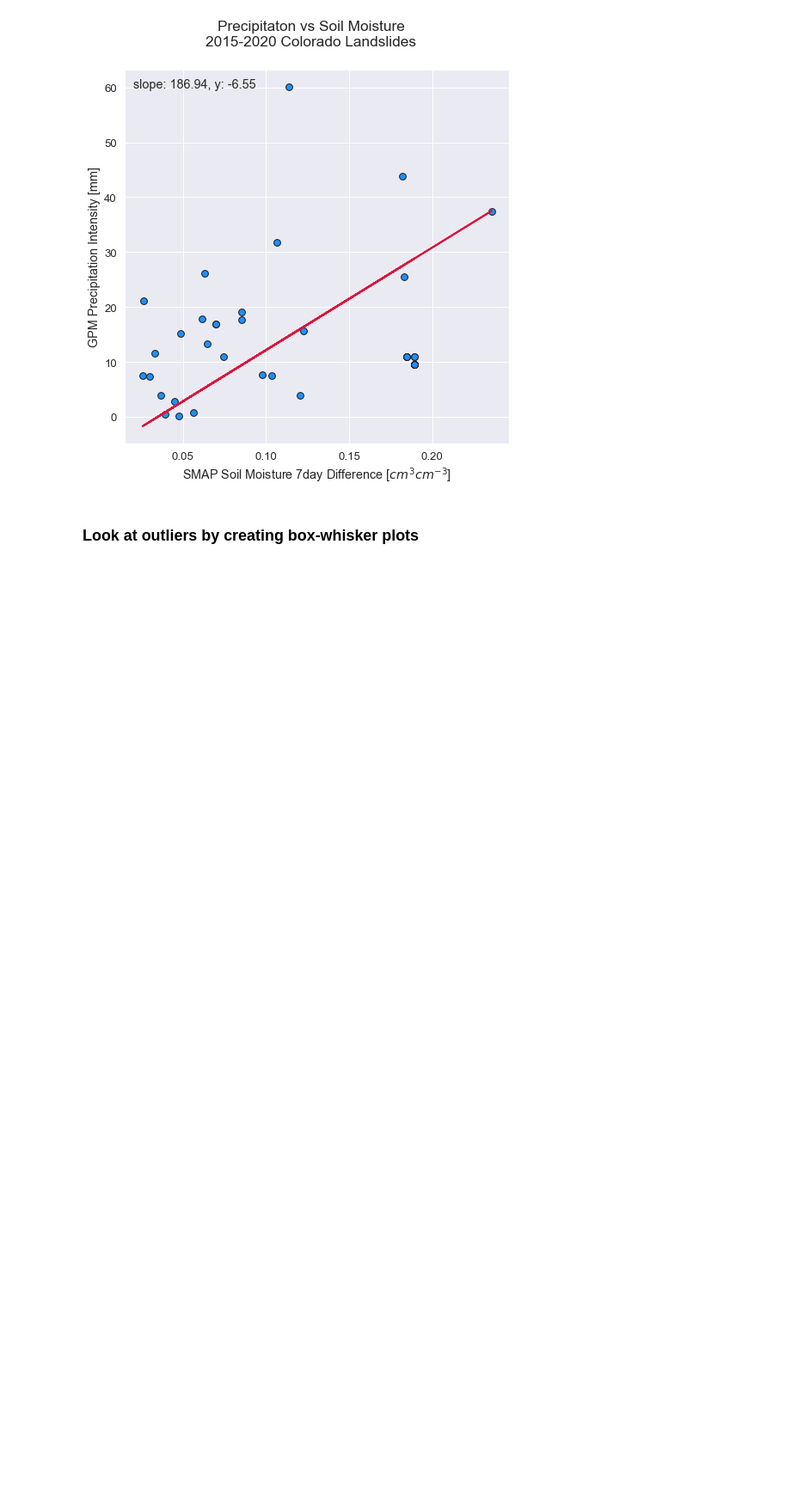
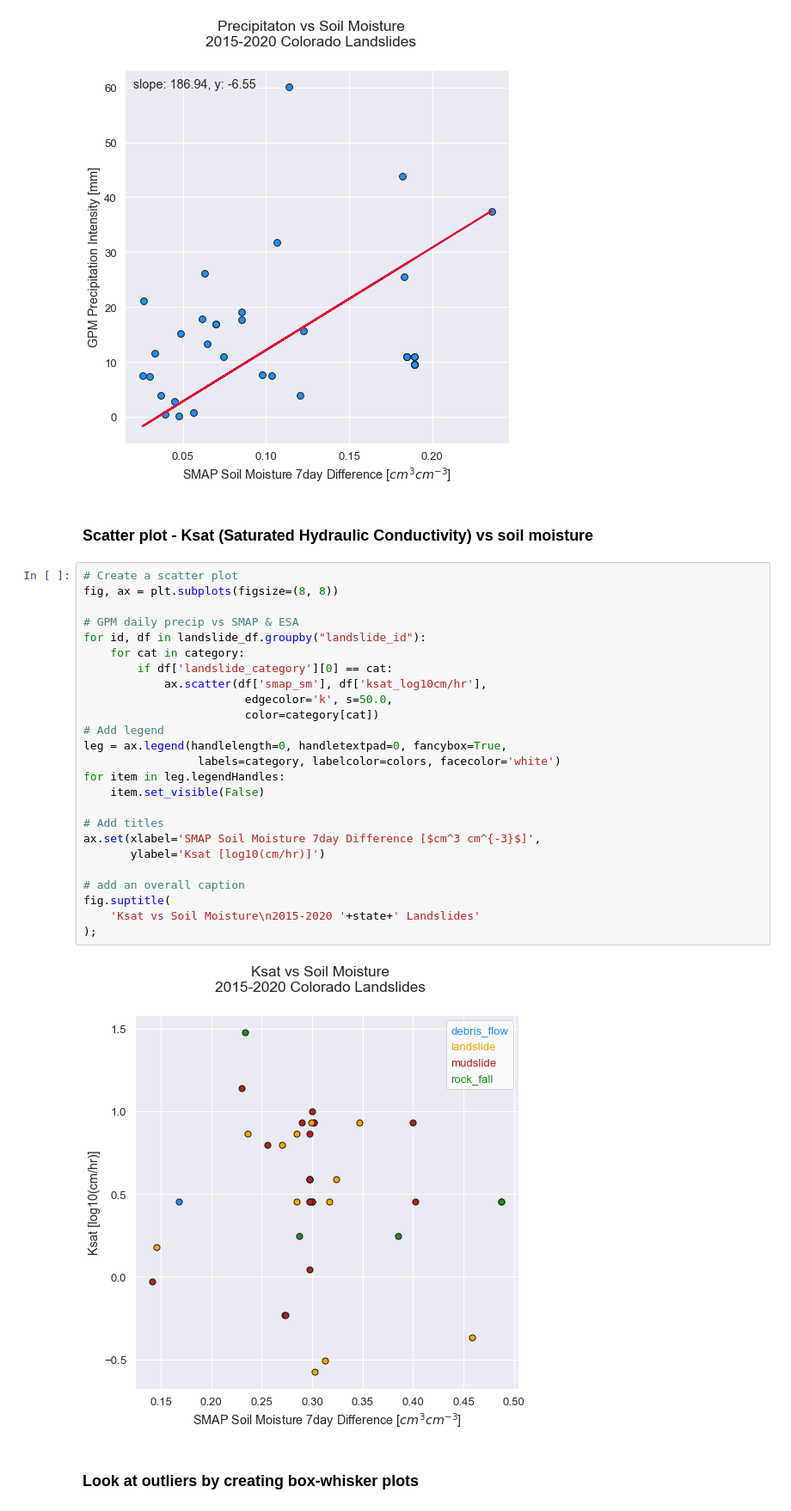
Before and after one commit to jacquiewitte/capstone-landslides-soilmoisture, a Jupyter notebook: landslide_precip_soilm_DataAnalyses_final.ipynb, the cells around one changed output. Shown at 86% size. Cells and saved outputs as stored; diff of their text form; blank space fills up the shorter version.

```diff
--- a/landslide_precip_soilm_DataAnalyses_final.ipynb
+++ b/landslide_precip_soilm_DataAnalyses_final.ipynb
@@ -422,6 +422,35 @@ if not os.path.exists(output_fig) or cache_override:
     plt.savefig(output_fig);
 # %% [output]
 [figure]
+# %% [markdown]
+### Scatter plot - Ksat (Saturated Hydraulic Conductivity) vs soil moisture
+# %%
+# Create a scatter plot
+fig, ax = plt.subplots(figsize=(8, 8))
+
+# GPM daily precip vs SMAP & ESA
+for id, df in landslide_df.groupby("landslide_id"):
+    for cat in category:
+        if df['landslide_category'][0] == cat:
+            ax.scatter(df['smap_sm'], df['ksat_log10cm/hr'],
+                        edgecolor='k', s=50.0,
+                        color=category[cat])
+# Add legend
+leg = ax.legend(handlelength=0, handletextpad=0, fancybox=True,
+                 labels=category, labelcolor=colors, facecolor='white')
+for item in leg.legendHandles:
+    item.set_visible(False)
+
+# Add titles
+ax.set(xlabel='SMAP Soil Moisture 7day Difference [$cm^3 cm^{-3}$]',
+       ylabel='Ksat [log10(cm/hr)]')
+
+# add an overall caption
+fig.suptitle(
+    'Ksat vs Soil Moisture\n2015-2020 '+state+' Landslides'
+);
+# %% [output]
+[figure, added]
 # %% [markdown]
 ### Look at outliers by creating box-whisker plots
 # %%
```
Also changed, not shown: parts of 1 cell of this notebook.
